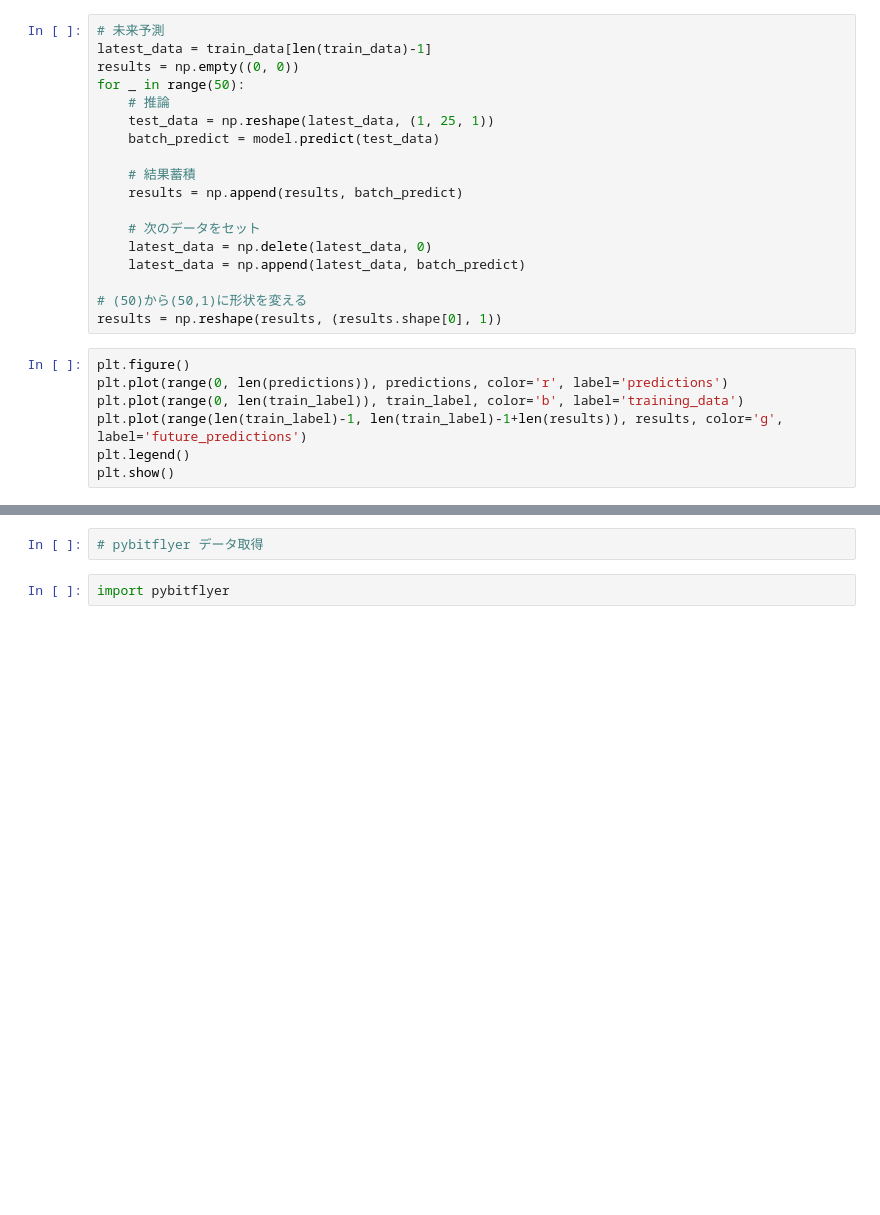
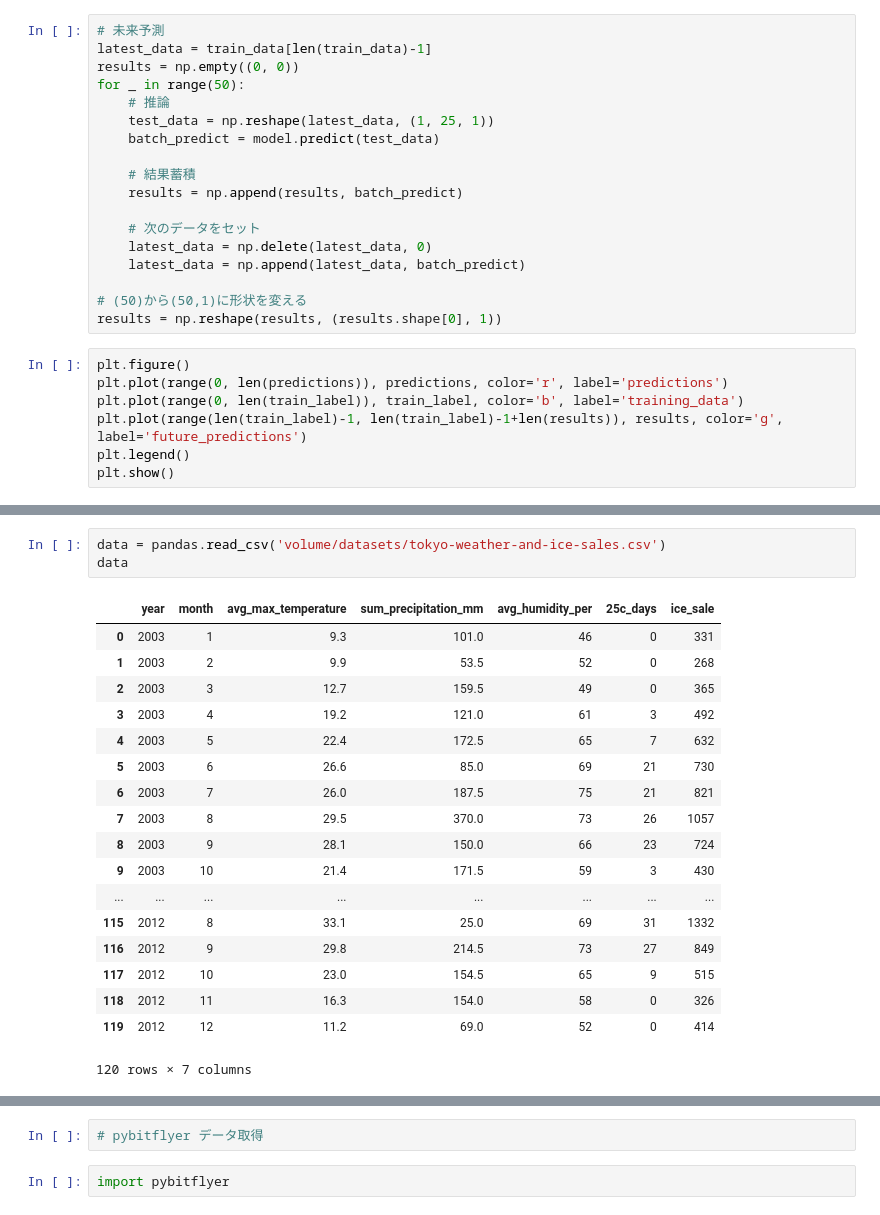
Before and after one commit to arakawamoriyuki/lstm-handson-app, a Jupyter notebook: main.ipynb, the cells around one changed output, grey strips where cells are left out. Saved outputs shown, nothing was run; the diff lists cells and outputs as text; blank space fills up the shorter version.

```diff
--- a/main.ipynb
+++ b/main.ipynb
@@ -134,0 +153,22 @@ plt.show()
+# %%
+data = pandas.read_csv('volume/datasets/tokyo-weather-and-ice-sales.csv')
+data
+# %% [output]
+|  | year | month | avg_max_temperature | sum_precipitation_mm | avg_humidity_per | 25c_days | ice_sale |
+| 0 | 2003 | 1 | 9.3 | 101.0 | 46 | 0 | 331 |
+| 1 | 2003 | 2 | 9.9 | 53.5 | 52 | 0 | 268 |
+| 2 | 2003 | 3 | 12.7 | 159.5 | 49 | 0 | 365 |
+| 3 | 2003 | 4 | 19.2 | 121.0 | 61 | 3 | 492 |
+| 4 | 2003 | 5 | 22.4 | 172.5 | 65 | 7 | 632 |
+| 5 | 2003 | 6 | 26.6 | 85.0 | 69 | 21 | 730 |
+| 6 | 2003 | 7 | 26.0 | 187.5 | 75 | 21 | 821 |
+| 7 | 2003 | 8 | 29.5 | 370.0 | 73 | 26 | 1057 |
+| 8 | 2003 | 9 | 28.1 | 150.0 | 66 | 23 | 724 |
+| 9 | 2003 | 10 | 21.4 | 171.5 | 59 | 3 | 430 |
+| ... | ... | ... | ... | ... | ... | ... | ... |
+| 115 | 2012 | 8 | 33.1 | 25.0 | 69 | 31 | 1332 |
+| 116 | 2012 | 9 | 29.8 | 214.5 | 73 | 27 | 849 |
+| 117 | 2012 | 10 | 23.0 | 154.5 | 65 | 9 | 515 |
+| 118 | 2012 | 11 | 16.3 | 154.0 | 58 | 0 | 326 |
+| 119 | 2012 | 12 | 11.2 | 69.0 | 52 | 0 | 414 |
+120 rows × 7 columns
```
Also changed, not shown: parts of 9 cells of this notebook, 1 other file.
